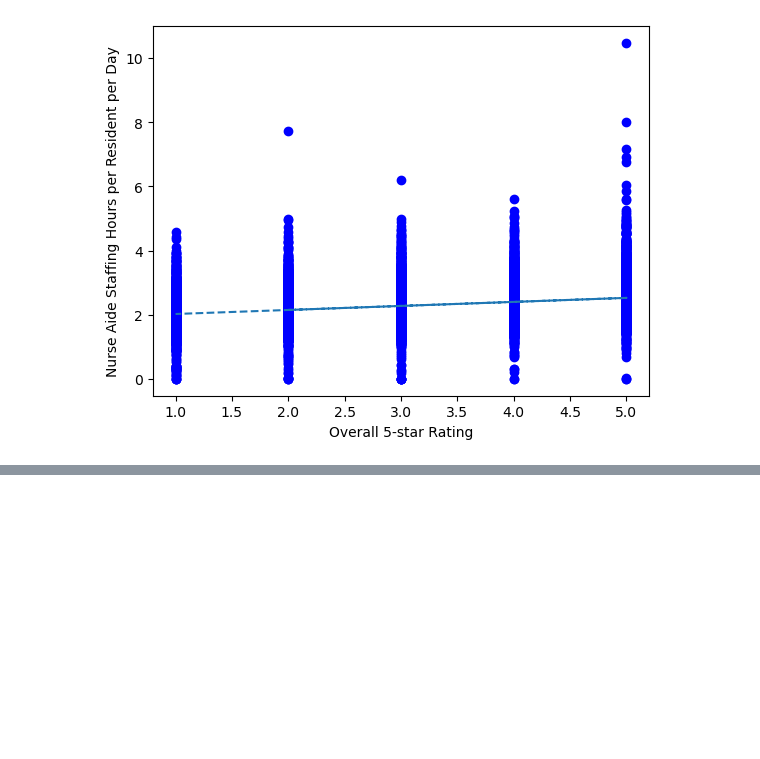
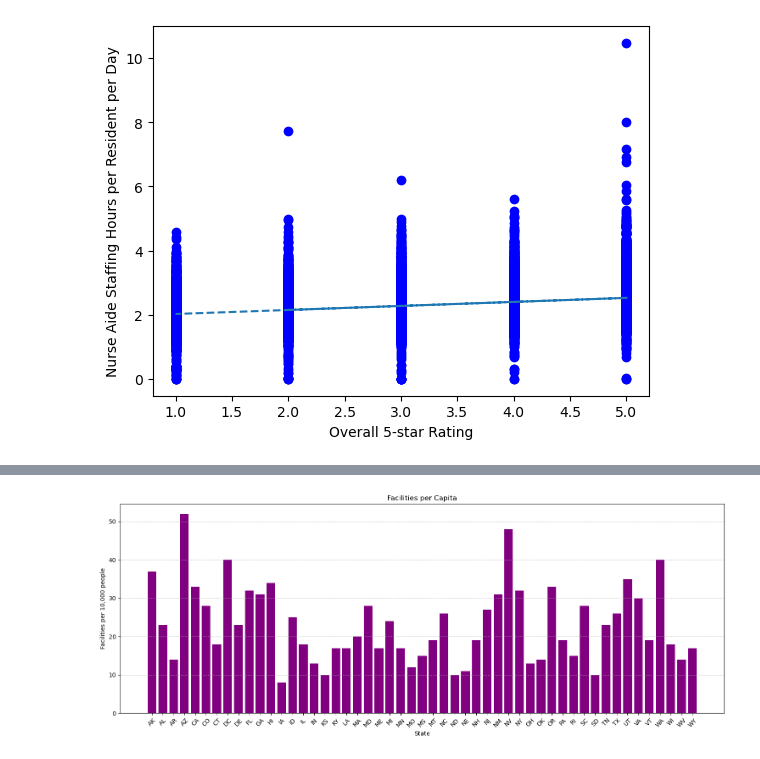
Before and after one commit to mcscodes/Project-1-Data-Visualization, a Jupyter notebook: NursingHomeDataVisualization.ipynb, the cells around one changed output, grey strips where cells are left out. Cells and saved outputs as stored; diff of their text form; code cells hidden in the pictures; blank space fills up the shorter version.

```diff
--- a/NursingHomeDataVisualization.ipynb
+++ b/NursingHomeDataVisualization.ipynb
@@ -909,3 +895,8 @@ plt.show()
 # %% [output]
 The correlation between x and y is 0.31
 [figure]
+# %%
+popfile_path = Path("Resources/StatePopulation.csv")
+statepopulationDATA=pd.read_csv(popfile_path)
+statepopulationDATA_sorted = statepopulationDATA.sort_values(by='State')
+statepopulationDATA_sorted.sample(5)
@@ -911,0 +926,16 @@ The correlation between x and y is 0.31
+# %%
+xaxis_state2 = statepopulationDATA_sorted['State']
+yaxis_numberper = statepopulationDATA_sorted['Facilities per 10,000 people']
+
+
+plt.figure(figsize=(15, 6))
+plt.bar(xaxis_state2, yaxis_numberper, color='purple', width=0.8)
+plt.xlabel('State')
+plt.ylabel('Facilities per 10,000 people')
+plt.title('Facilities per Capita')
+plt.xticks(rotation=45)
+plt.grid(axis='y', linestyle='--', alpha=0.7)
+plt.tight_layout()
+plt.show()
+# %% [output]
+[figure, added]
```
Also changed, not shown: parts of 21 cells of this notebook, 2 other files.
